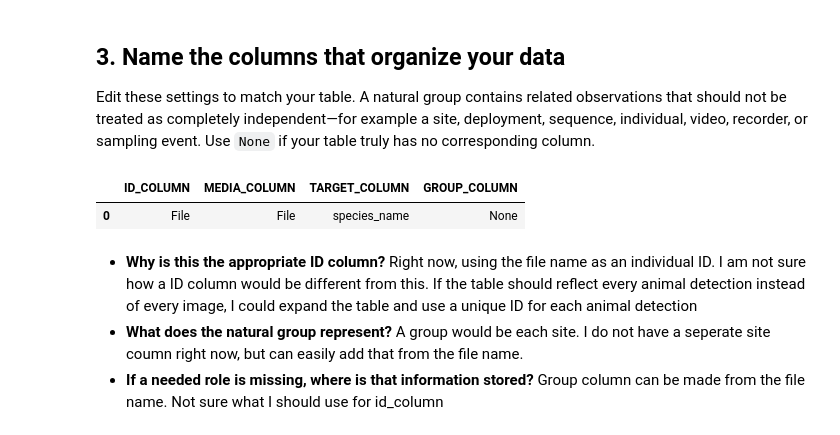
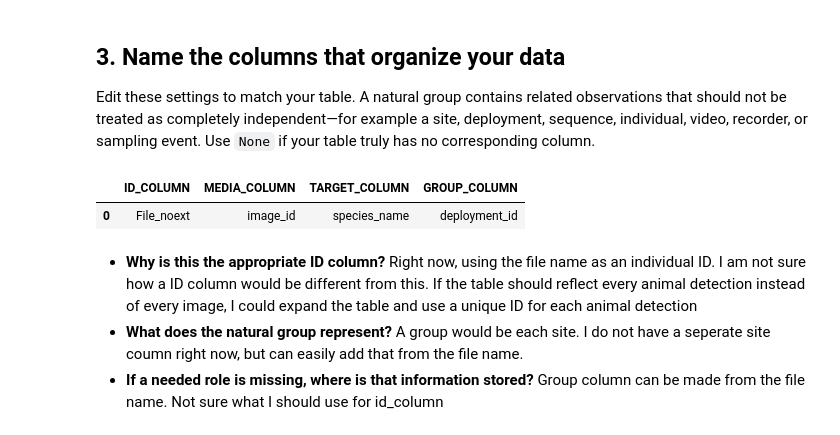
Before and after one commit to liliamem/student_precourse_prep, a Jupyter notebook: 03_understand_your_data/explore_your_data.ipynb, the cells around one changed output. Drawn from its saved outputs; the diff is of its cells as text; code cells hidden in the pictures.

```diff
--- a/03_understand_your_data/explore_your_data.ipynb
+++ b/03_understand_your_data/explore_your_data.ipynb
@@ -115,7 +115,7 @@ A useful EDA observation names evidence rather than merely saying a graph is int
 
 Set `MY_DATA_PATH` to a small CSV extract from your project. Keep research data outside this repository. If your metadata are not ready, leave it as `None`; the notebook will use the example so you can still practice the workflow.
 # %%
-MY_DATA_PATH = Path("C:/Users/lilia/OneDrive - The University of Montana/workshops/cv/Example_data/Example_ImageData5.csv")
+MY_DATA_PATH = Path("C:/Users/lilia/OneDrive/Desktop/cv4e/manual_image_data.csv")
 
 if MY_DATA_PATH is None:
     metadata = example.copy()
@@ -180,24 +180,24 @@ Columns: ['File', 'DateTime', 'clear_view', 'species_name', 'band_count', 'mcoun
 
 Edit these settings to match your table. A natural group contains related observations that should not be treated as completely independent—for example a site, deployment, sequence, individual, video, recorder, or sampling event. Use `None` if your table truly has no corresponding column.
 # %%
-ID_COLUMN = "File"
-MEDIA_COLUMN = "File"
+ID_COLUMN = "File_noext"
+MEDIA_COLUMN = "image_id"
 TARGET_COLUMN = "species_name"
-GROUP_COLUMN = None
+GROUP_COLUMN = "deployment_id"
 
 selected_columns = {
     "ID_COLUMN": ID_COLUMN,
     "MEDIA_COLUMN": MEDIA_COLUMN,
     "TARGET_COLUMN": TARGET_COLUMN,
     "GROUP_COLUMN": GROUP_COLUMN,
 }
 for role, column in selected_columns.items():
     if column is not None and column not in metadata.columns:
         raise KeyError(f"{role} is set to {column!r}, but that column is not in the table")
 display(pd.DataFrame([selected_columns]))
 # %% [output]
 |  | ID_COLUMN | MEDIA_COLUMN | TARGET_COLUMN | GROUP_COLUMN |
-| 0 | File | File | species_name | None |
+| 0 | File_noext | image_id | species_name | deployment_id |
 # %% [markdown]
 - **Why is this the appropriate ID column?** Right now, using the file name as an individual ID. I am not sure how a ID column would be different from this. If the table should reflect every animal detection instead of every image, I could expand the table and use a unique ID for each animal detection
 - **What does the natural group represent?** A group would be each site. I do not have a seperate site coumn right now, but can easily add that from the file name.
```
Also changed, not shown: parts of 6 cells of this notebook, 1 other file.
